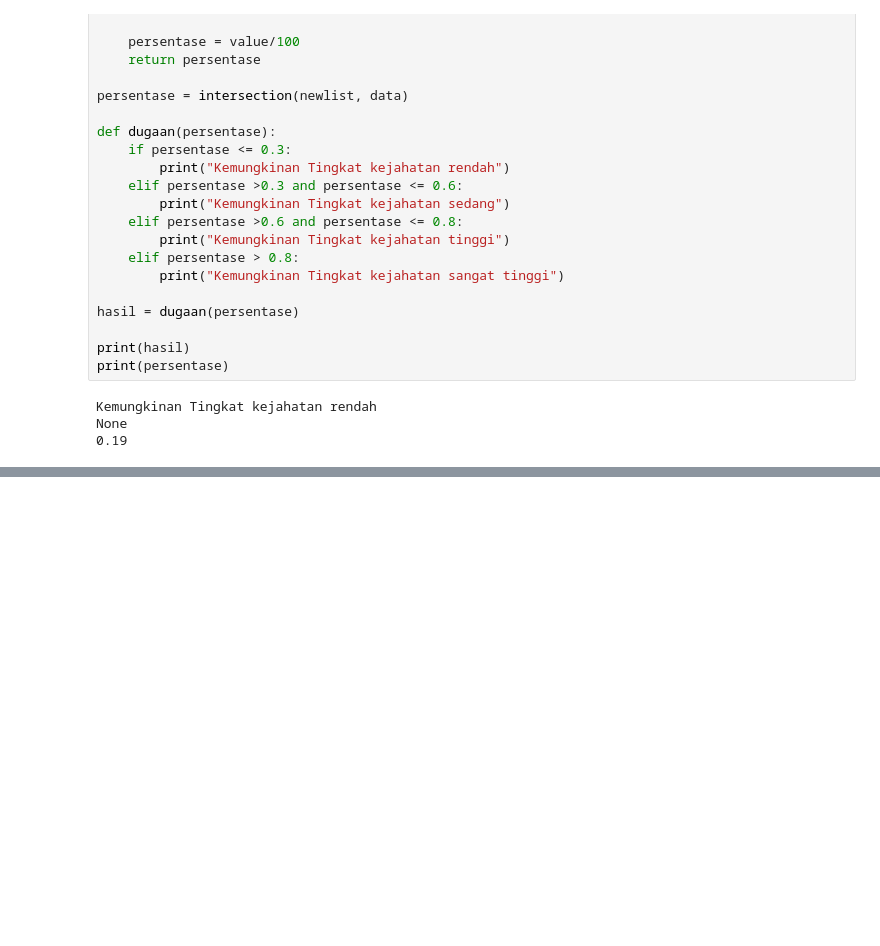
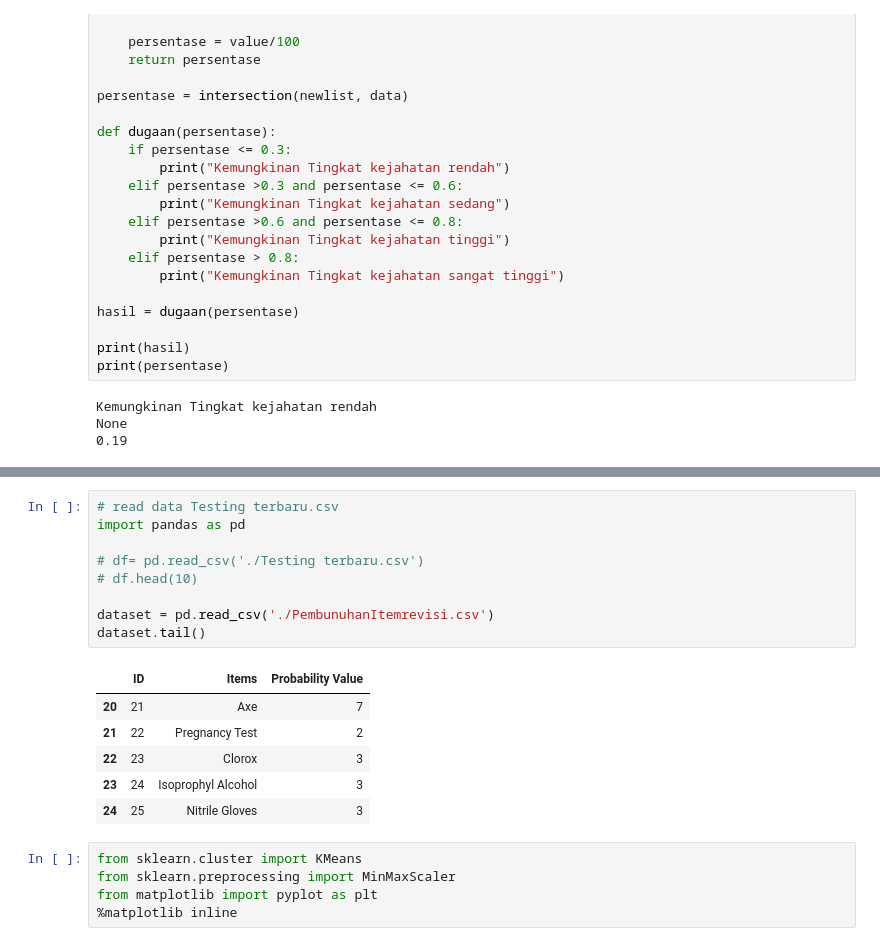
Before and after one commit to TioHalu/suspicious-item-detection, a Jupyter notebook: main.ipynb, the cells around one changed output, grey strips where cells are left out. Drawn from its saved outputs; the diff is of its cells as text; blank space fills up the shorter version.

```diff
--- a/main.ipynb
+++ b/main.ipynb
@@ -186,0 +234,21 @@ None
+# %%
+# read data Testing terbaru.csv
+import pandas as pd
+
+# df= pd.read_csv('./Testing terbaru.csv')
+# df.head(10)
+
+dataset = pd.read_csv('./PembunuhanItemrevisi.csv')
+dataset.tail()
+# %% [output]
+|  | ID | Items | Probability Value |
+| 20 | 21 | Axe | 7 |
+| 21 | 22 | Pregnancy Test | 2 |
+| 22 | 23 | Clorox | 3 |
+| 23 | 24 | Isoprophyl Alcohol | 3 |
+| 24 | 25 | Nitrile Gloves | 3 |
+# %%
+from sklearn.cluster import KMeans
+from sklearn.preprocessing import MinMaxScaler
+from matplotlib import pyplot as plt
+%matplotlib inline
```
Also changed, not shown: parts of 8 cells of this notebook, 1 other file.
